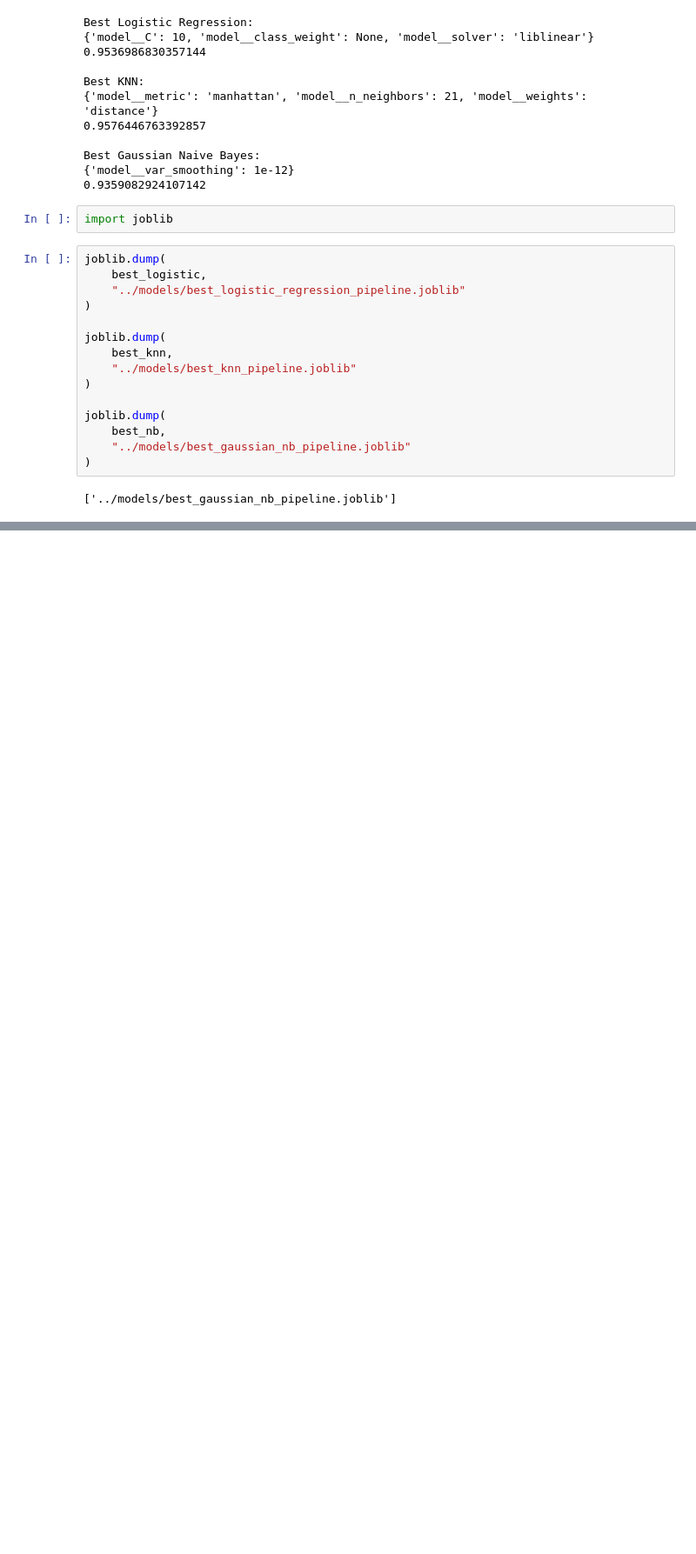
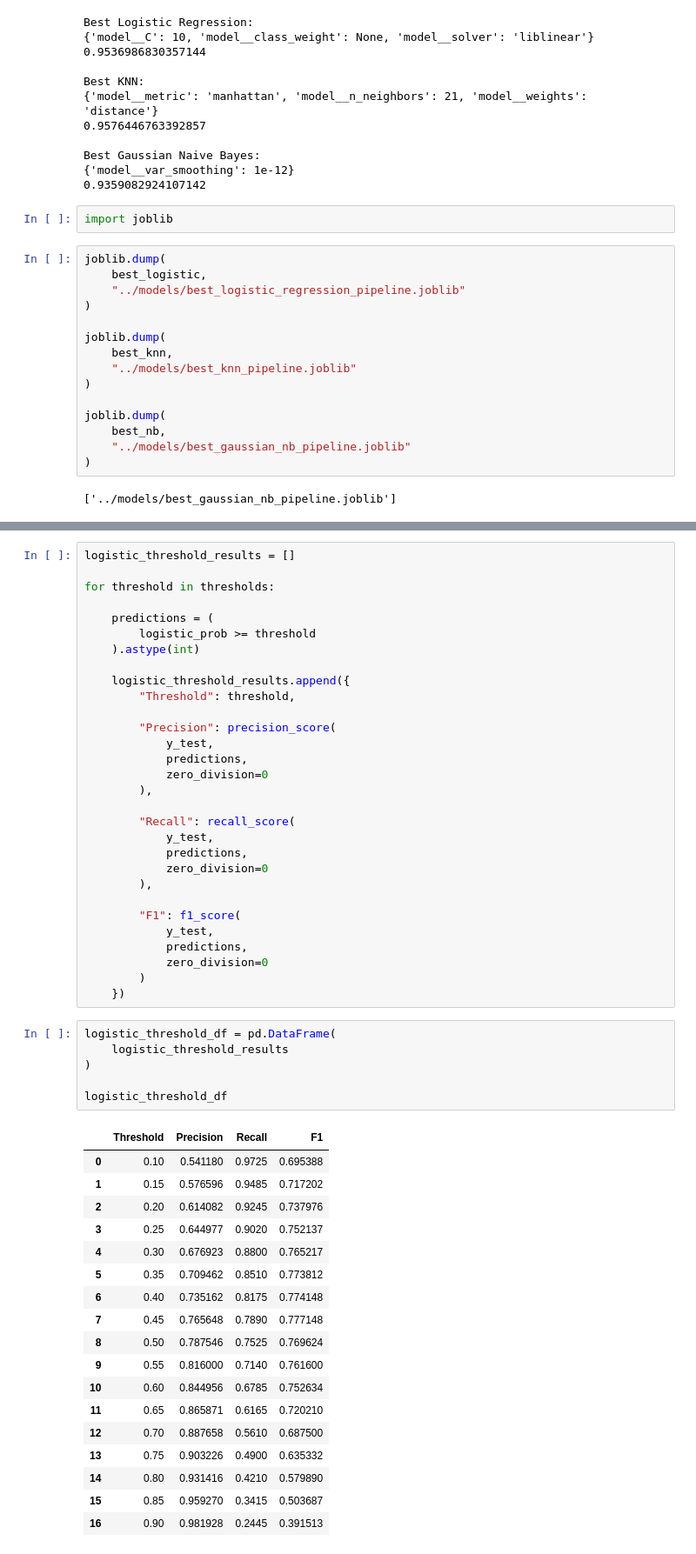
Before and after one commit to Manish-Kumar-05/Credit-Risk---Loan-Approval-Engine, a Jupyter notebook: notebooks/09_hyperparameter_tuning.ipynb, the cells around one changed output, grey strips where cells are left out. Shown at 87% size. Saved outputs shown, nothing was run; the diff lists cells and outputs as text; blank space fills up the shorter version.

```diff
--- a/notebooks/09_hyperparameter_tuning.ipynb
+++ b/notebooks/09_hyperparameter_tuning.ipynb
@@ -499,0 +516,55 @@ joblib.dump(
+# %%
+logistic_threshold_results = []
+
+for threshold in thresholds:
+
+    predictions = (
+        logistic_prob >= threshold
+    ).astype(int)
+
+    logistic_threshold_results.append({
+        "Threshold": threshold,
+
+        "Precision": precision_score(
+            y_test,
+            predictions,
+            zero_division=0
+        ),
+
+        "Recall": recall_score(
+            y_test,
+            predictions,
+            zero_division=0
+        ),
+
+        "F1": f1_score(
+            y_test,
+            predictions,
+            zero_division=0
+        )
+    })
+# %%
+logistic_threshold_df = pd.DataFrame(
+    logistic_threshold_results
+)
+
+logistic_threshold_df
+# %% [output]
+|  | Threshold | Precision | Recall | F1 |
+| 0 | 0.10 | 0.541180 | 0.9725 | 0.695388 |
+| 1 | 0.15 | 0.576596 | 0.9485 | 0.717202 |
+| 2 | 0.20 | 0.614082 | 0.9245 | 0.737976 |
+| 3 | 0.25 | 0.644977 | 0.9020 | 0.752137 |
+| 4 | 0.30 | 0.676923 | 0.8800 | 0.765217 |
+| 5 | 0.35 | 0.709462 | 0.8510 | 0.773812 |
+| 6 | 0.40 | 0.735162 | 0.8175 | 0.774148 |
+| 7 | 0.45 | 0.765648 | 0.7890 | 0.777148 |
+| 8 | 0.50 | 0.787546 | 0.7525 | 0.769624 |
+| 9 | 0.55 | 0.816000 | 0.7140 | 0.761600 |
+| 10 | 0.60 | 0.844956 | 0.6785 | 0.752634 |
+| 11 | 0.65 | 0.865871 | 0.6165 | 0.720210 |
+| 12 | 0.70 | 0.887658 | 0.5610 | 0.687500 |
+| 13 | 0.75 | 0.903226 | 0.4900 | 0.635332 |
+| 14 | 0.80 | 0.931416 | 0.4210 | 0.579890 |
+| 15 | 0.85 | 0.959270 | 0.3415 | 0.503687 |
+| 16 | 0.90 | 0.981928 | 0.2445 | 0.391513 |
```
Also changed, not shown: parts of 37 cells of this notebook, 1 other file.
